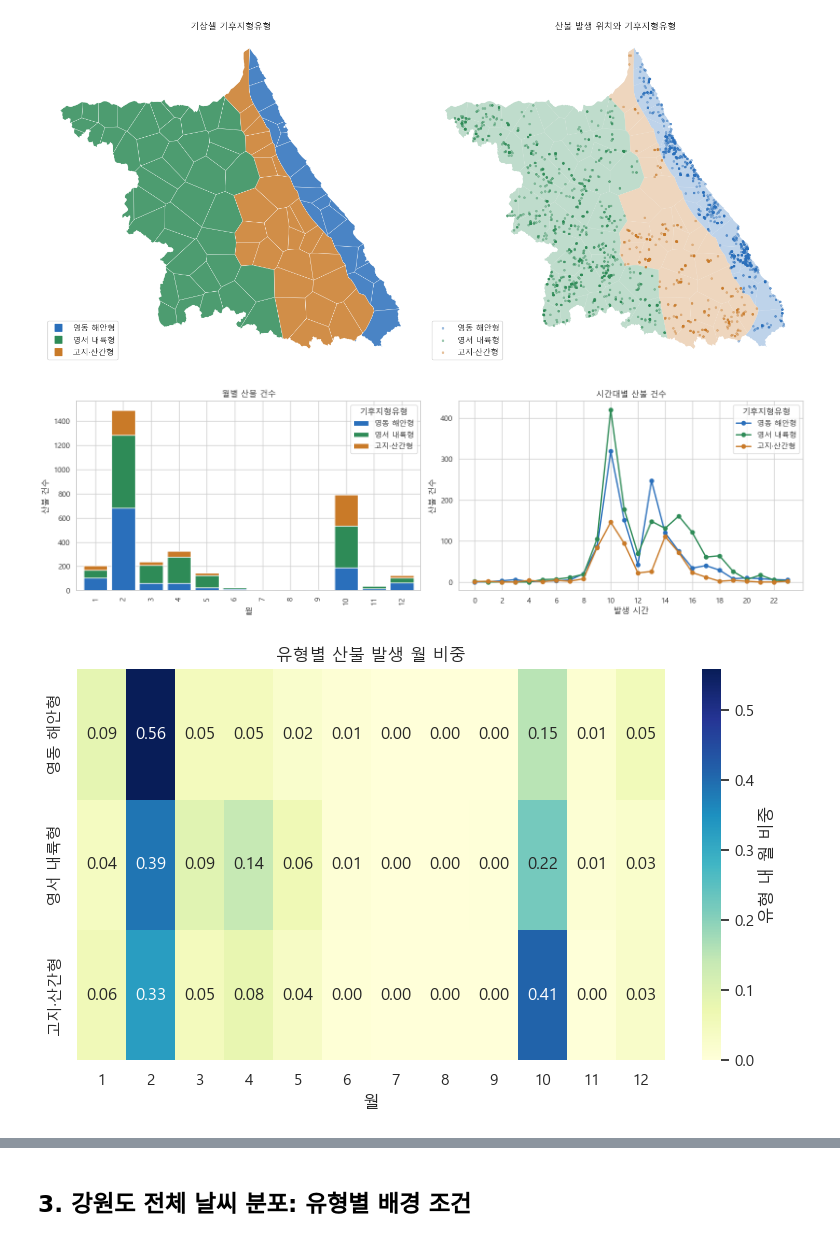
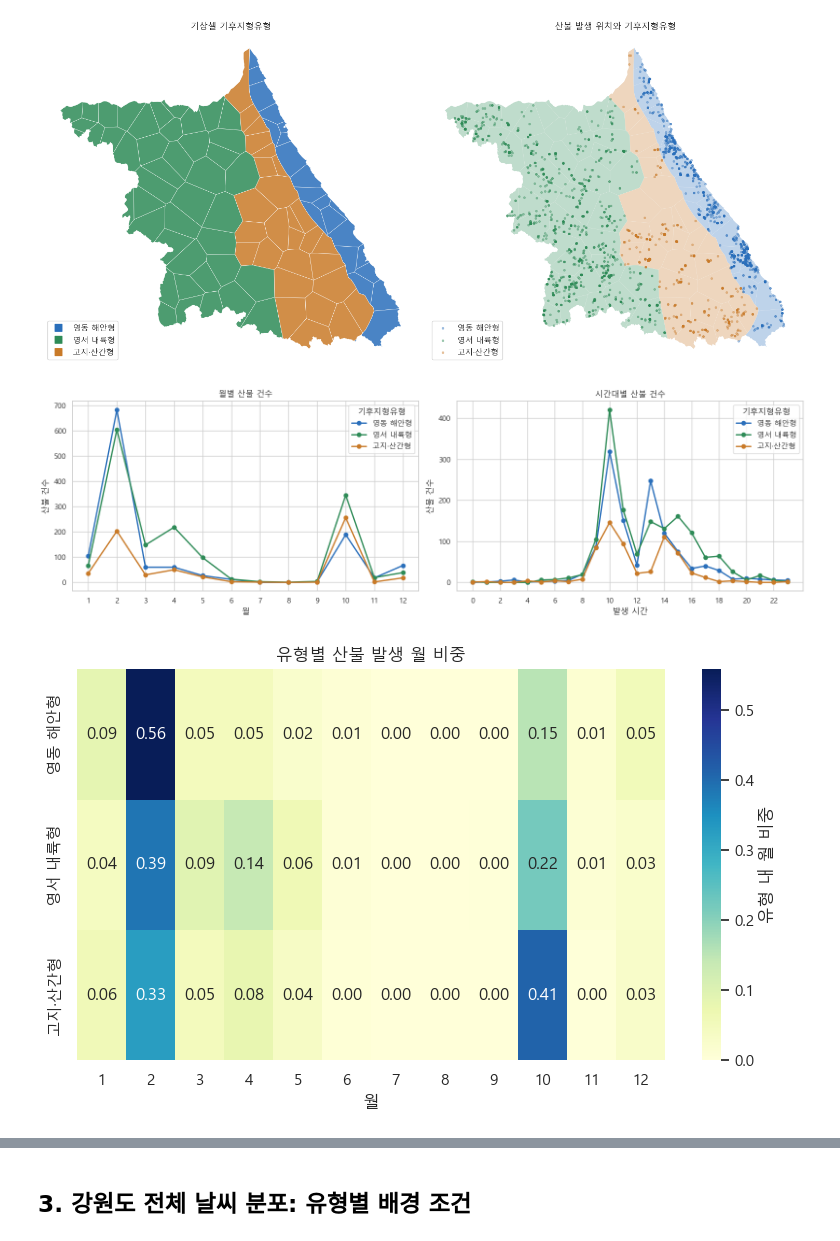
Before and after one commit to Max-JI64/farm-system-public-02, a Jupyter notebook: jsw/강원_EDA/EDA-2026-05-31_강원도-산불날씨-분석.ipynb, the cells around one changed output, grey strips where cells are left out. Saved outputs shown, nothing was run; the diff lists cells and outputs as text; code cells hidden in the pictures.

```diff
--- a/jsw/강원_EDA/EDA-2026-05-31_강원도-산불날씨-분석.ipynb
+++ b/jsw/강원_EDA/EDA-2026-05-31_강원도-산불날씨-분석.ipynb
@@ -325,38 +325,95 @@ month_counts = (
     .rename("산불건수")
     .reset_index()
 )
+
 hour_counts = (
     fire_cells.groupby(["시간", "기후지형유형"], observed=False)
     .size()
     .rename("산불건수")
     .reset_index()
 )
 
 fig, axes = plt.subplots(1, 2, figsize=(16, 5))
-month_pivot = month_counts.pivot(index="월", columns="기후지형유형", values="산불건수").reindex(columns=TYPE_ORDER).fillna(0)
-month_pivot.plot(kind="bar", stacked=True, color=TYPE_COLORS, ax=axes[0], width=0.85)
+
+# 월별 산불 건수 (꺾은선 그래프)
+for t in TYPE_ORDER:
+    part = (
+        month_counts.loc[month_counts["기후지형유형"] == t]
+        .set_index("월")
+        .reindex(range(1, 13), fill_value=0)
+    )
+
+    axes[0].plot(
+        part.index,
+        part["산불건수"],
+        marker="o",
+        linewidth=2,
+        color=TYPE_PALETTE[t],
+        label=t,
+    )
+
 axes[0].set_title("월별 산불 건수")
 axes[0].set_xlabel("월")
 axes[0].set_ylabel("산불 건수")
+axes[0].set_xticks(range(1, 13))
 axes[0].legend(title="기후지형유형")
 
+
+# 시간대별 산불 건수 (기존 유지)
 for t in TYPE_ORDER:
-    part = hour_counts.loc[hour_counts["기후지형유형"] == t].set_index("시간").reindex(range(24), fill_value=0)
-    axes[1].plot(part.index, part["산불건수"], marker="o", linewidth=2, color=TYPE_PALETTE[t], label=t)
+    part = (
+        hour_counts.loc[hour_counts["기후지형유형"] == t]
+        .set_index("시간")
+        .reindex(range(24), fill_value=0)
+    )
+
+    axes[1].plot(
+        part.index,
+        part["산불건수"],
+        marker="o",
+        linewidth=2,
+        color=TYPE_PALETTE[t],
+        label=t,
+    )
+
 axes[1].set_title("시간대별 산불 건수")
 axes[1].set_xlabel("발생 시간")
 axes[1].set_ylabel("산불 건수")
 axes[1].set_xticks(range(0, 24, 2))
 axes[1].legend(title="기후지형유형")
+
 savefig_show()
 
+
+# 히트맵
+month_pivot = (
+    month_counts.pivot(
+        index="월",
+        columns="기후지형유형",
+        values="산불건수"
+    )
+    .reindex(columns=TYPE_ORDER)
+    .fillna(0)
+)
+
 month_norm = month_pivot.div(month_pivot.sum(axis=0), axis=1)
+
 fig, ax = plt.subplots(figsize=(8, 5))
-sns.heatmap(month_norm.T, cmap="YlGnBu", annot=True, fmt=".2f", cbar_kws={"label": "유형 내 월 비중"}, ax=ax)
+
+sns.heatmap(
+    month_norm.T,
+    cmap="YlGnBu",
+    annot=True,
+    fmt=".2f",
+    cbar_kws={"label": "유형 내 월 비중"},
+    ax=ax,
+)
+
 ax.set_title("유형별 산불 발생 월 비중")
 ax.set_xlabel("월")
 ax.set_ylabel("")
+
 savefig_show()
 # %% [output]
-[figure, old version]
+[figure, new version]
 [figure]
```
Also changed, not shown: parts of 13 cells of this notebook.
